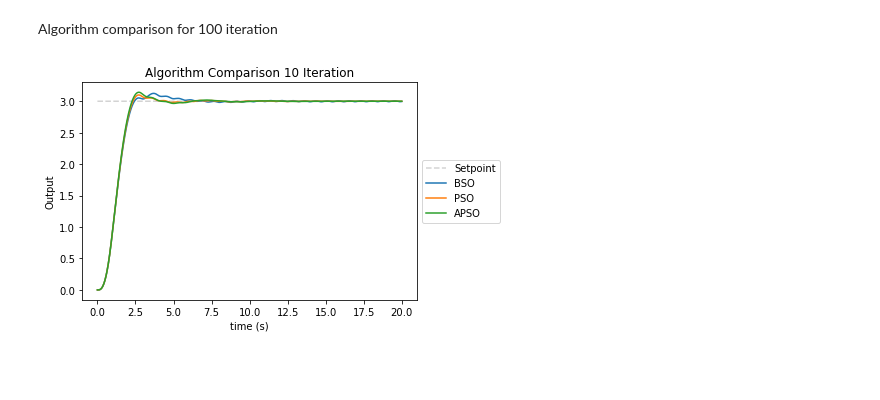
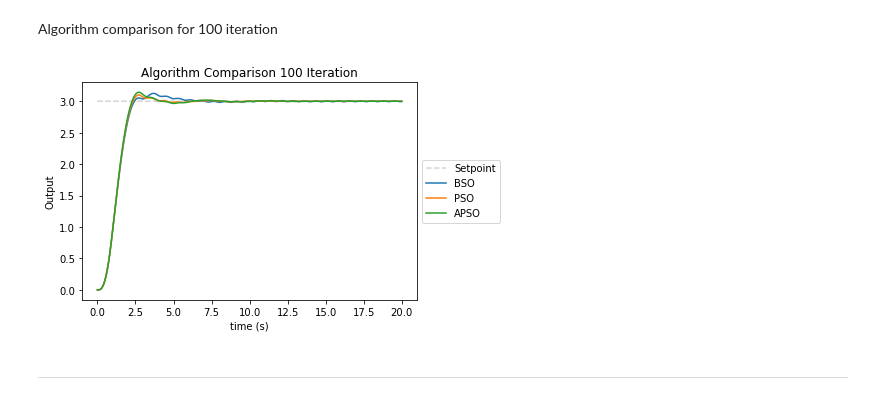
Before and after one commit to Vermillord/KP_Codes, a Jupyter notebook: KP_Notes.ipynb, the cells around one changed output. Saved outputs shown, nothing was run; the diff lists cells and outputs as text; code cells hidden in the pictures; blank space fills up the shorter version.

```diff
--- a/KP_Notes.ipynb
+++ b/KP_Notes.ipynb
@@ -1625,12 +1625,16 @@ def BSO(n_ideas, n_param, lb, ub, max_iterate, c_func):
 
     # Main BSO Loop
     while(iterate < max_iterate):
+        print("Clusterizing", end="")
+
         # Clusterize the ideas
+        print(".",end="")
         cluster = Km.fit_predict(ideas)
         cl1 = ideas[cluster == 0]
         cl2 = ideas[cluster == 1]
         cl3 = ideas[cluster == 2]
         clusters = [cl1, cl2, cl3]
+        print(".", end="")
 
         # Generate n new ideas
         for i in range(ideas.shape[0]):
@@ -1668,11 +1672,14 @@ def BSO(n_ideas, n_param, lb, ub, max_iterate, c_func):
             if(c_func(upd_new_ideas) < c_func(new_ideas[i])):
                 new_ideas[i] = upd_new_ideas
 
+        print(". Ideas Generated!",end="")
+
         ideas = new_ideas
         iterate = iterate + 1
-        print("Iteration: ", iterate)
+        print(" | Iteration: ", iterate)
 
     # Reclusterize ideas
+    print("Clusterizing")
     cluster = Km.fit_predict(ideas)
     cl1 = ideas[cluster == 0]
     cl2 = ideas[cluster == 1]
@@ -1686,6 +1693,9 @@ def BSO(n_ideas, n_param, lb, ub, max_iterate, c_func):
         cl3_center = cluster_center(cl3, c_func)
 
     possible_ideas = np.array([cl1_center, cl2_center, cl3_center])
+    idea_out = cluster_center(possible_ideas, c_func)
 
-    return cluster_center(possible_ideas, c_func)
+    print("The best idea is ", idea_out, " with a cost of ", c_func(idea_out))
+
+    return idea_out
 # %%
@@ -2594,14 +2604,16 @@ plt.show()
 # %% [markdown]
 Algorithm comparison for 100 iteration
 # %%
-plt.title("Algorithm Comparison 10 Iteration")
+plt.title("Algorithm Comparison 100 Iteration")
 plt.xlabel("time (s)")
 plt.ylabel("Output")
 plt.plot(t, u, label='Setpoint', color='lightgray', linestyle='--')
 plt.plot(t, BSO100[0], label='BSO')
 plt.plot(t, PSO100[0], label='PSO')
 plt.plot(t, APSO100[0], label='APSO')
 plt.legend(loc='center left', bbox_to_anchor=(1, 0.5))
 plt.show()
 # %% [output]
-[figure, old version]
+[figure, new version]
+# %% [markdown]
+-------------------------------------
```
Also changed, not shown: parts of 28 cells of this notebook.
